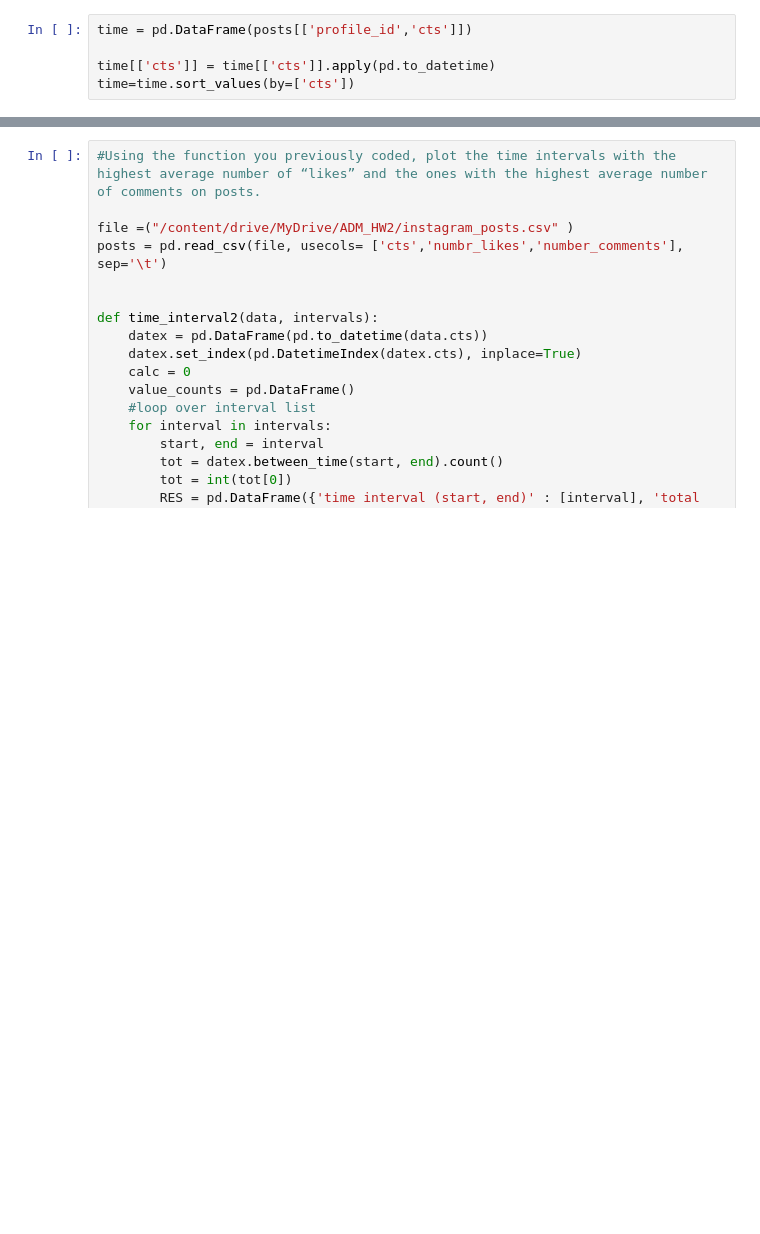
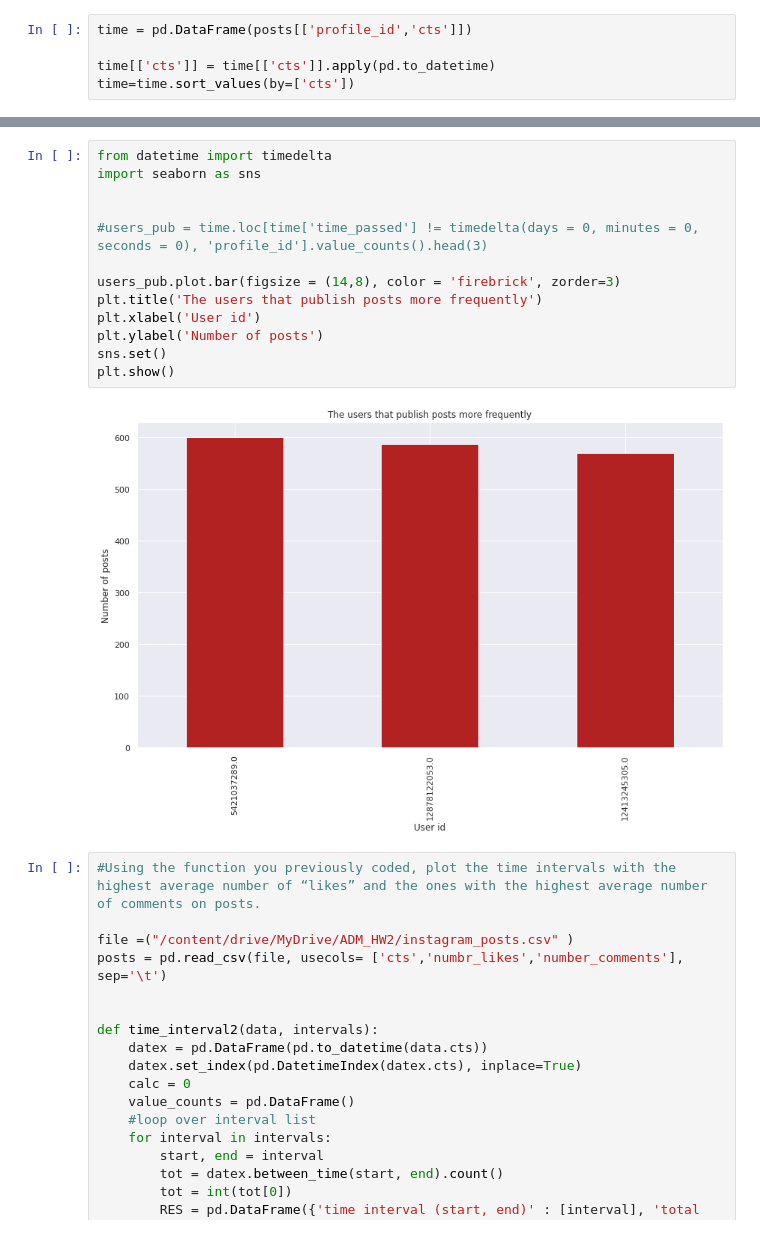
Before and after one commit to PaoloBarba/ADM_HW2, a Jupyter notebook: soukaina_main.ipynb, the cells around one changed output, grey strips where cells are left out. Cells and saved outputs as stored; diff of their text form; blank space fills up the shorter version.

```diff
--- a/soukaina_main.ipynb
+++ b/soukaina_main.ipynb
@@ -156,3 +158,18 @@ time.head(3)
+# %%
+from datetime import timedelta
+import seaborn as sns
+
+
+#users_pub = time.loc[time['time_passed'] != timedelta(days = 0, minutes = 0, seconds = 0), 'profile_id'].value_counts().head(3)
+
+users_pub.plot.bar(figsize = (14,8), color = 'firebrick', zorder=3)
+plt.title('The users that publish posts more frequently')
+plt.xlabel('User id')
+plt.ylabel('Number of posts')
+sns.set()
+plt.show()
+# %% [output]
+[figure, added]
 # %%
 #Using the function you previously coded, plot the time intervals with the highest average number of “likes” and the ones with the highest average number of comments on posts.
 
```
Also changed, not shown: parts of 6 cells of this notebook.
